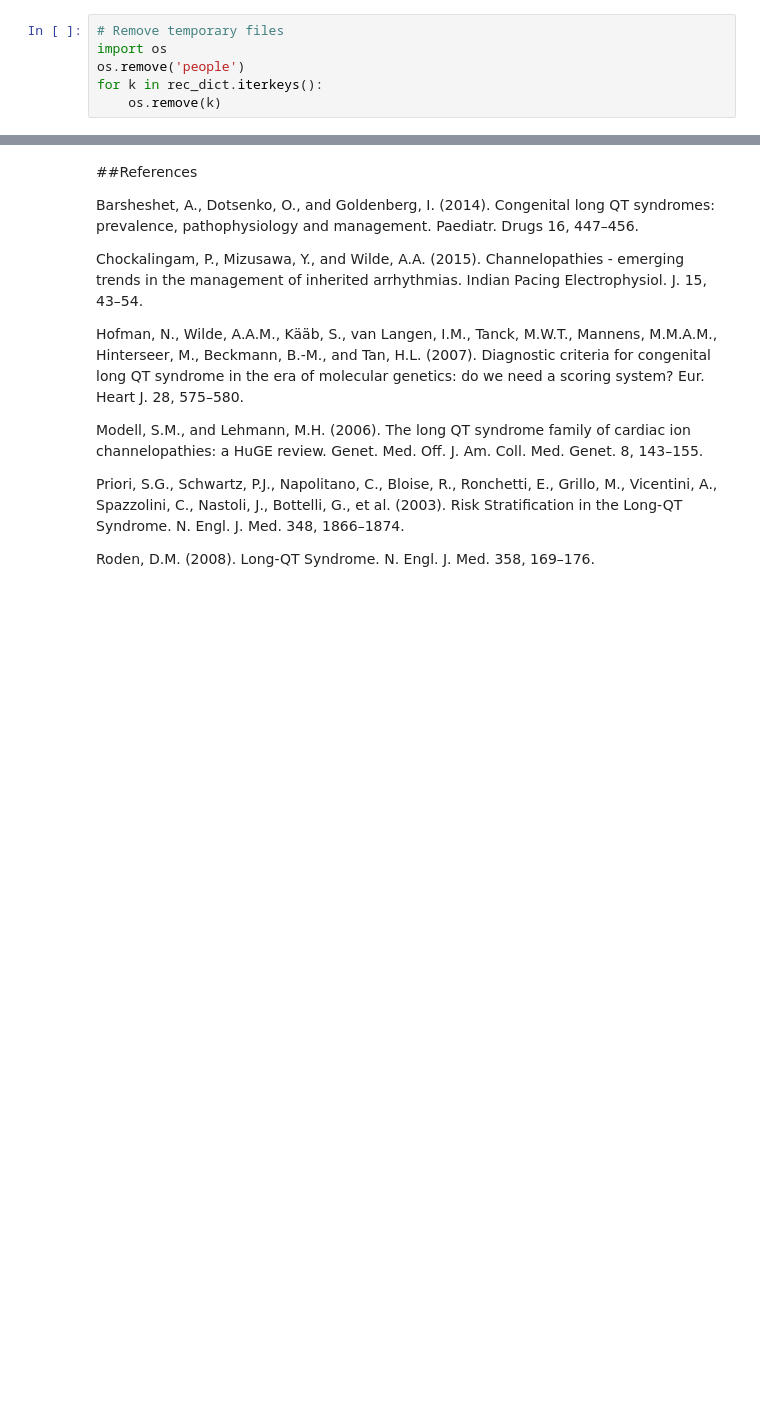
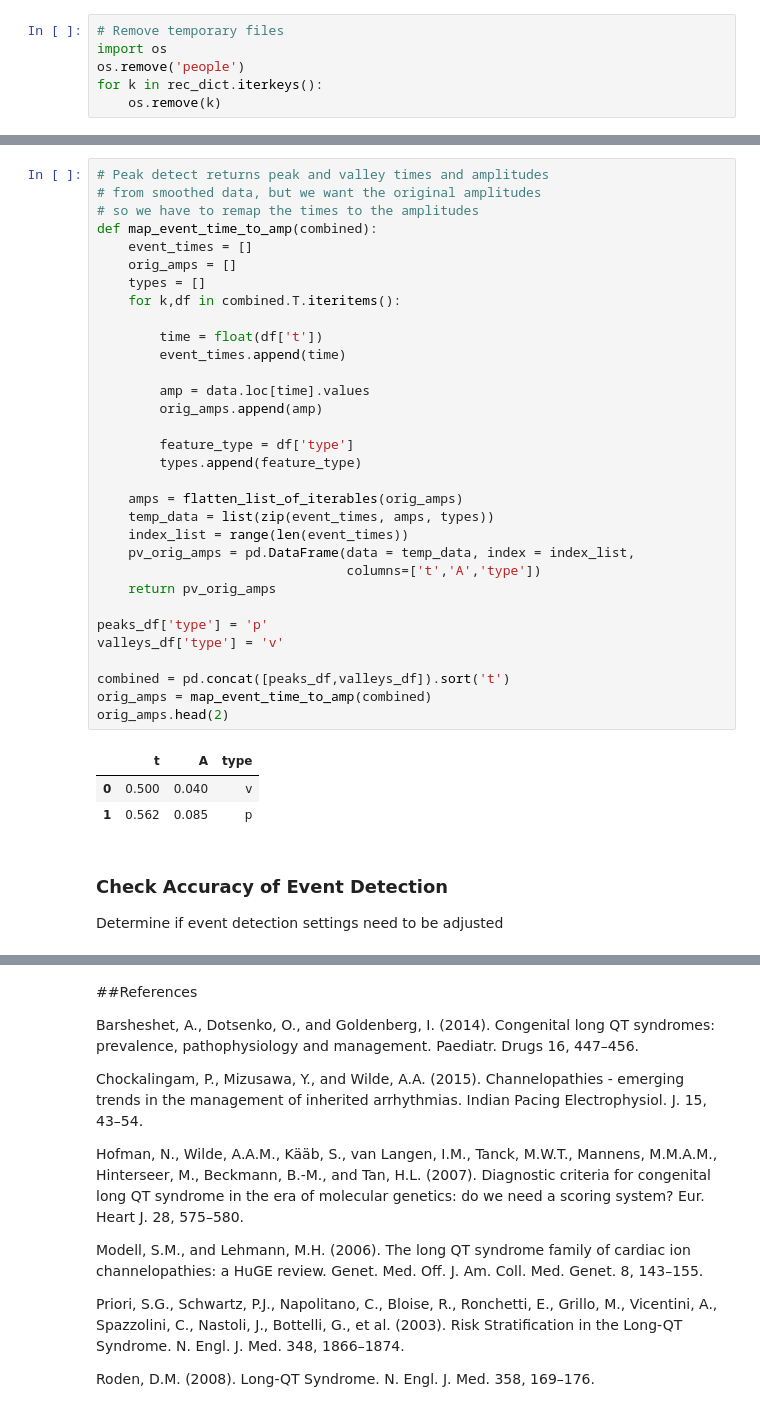
Before and after one commit to drcgw/IPython-Big-Data, a Jupyter notebook: Project-2/Project-2-Master/Project-2-Master.ipynb, the cells around one changed output, grey strips where cells are left out. Cells and saved outputs as stored; diff of their text form; blank space fills up the shorter version.

```diff
--- a/Project-2/Project-2-Master/Project-2-Master.ipynb
+++ b/Project-2/Project-2-Master/Project-2-Master.ipynb
@@ -183,0 +259,39 @@ for k in rec_dict.iterkeys():
+# %%
+# Peak detect returns peak and valley times and amplitudes
+# from smoothed data, but we want the original amplitudes
+# so we have to remap the times to the amplitudes
+def map_event_time_to_amp(combined):
+    event_times = []
+    orig_amps = []
+    types = []
+    for k,df in combined.T.iteritems():
+
+        time = float(df['t'])
+        event_times.append(time)
+
+        amp = data.loc[time].values
+        orig_amps.append(amp)
+
+        feature_type = df['type']
+        types.append(feature_type)
+
+    amps = flatten_list_of_iterables(orig_amps)
+    temp_data = list(zip(event_times, amps, types))
+    index_list = range(len(event_times))
+    pv_orig_amps = pd.DataFrame(data = temp_data, index = index_list,
+                                columns=['t','A','type'])
+    return pv_orig_amps
+
+peaks_df['type'] = 'p'
+valleys_df['type'] = 'v'
+
+combined = pd.concat([peaks_df,valleys_df]).sort('t')
+orig_amps = map_event_time_to_amp(combined)
+orig_amps.head(2)
+# %% [output]
+|  | t | A | type |
+| 0 | 0.500 | 0.040 | v |
+| 1 | 0.562 | 0.085 | p |
+# %% [markdown]
+### Check Accuracy of Event Detection
+Determine if event detection settings need to be adjusted
```
Also changed, not shown: parts of 18 cells of this notebook.
